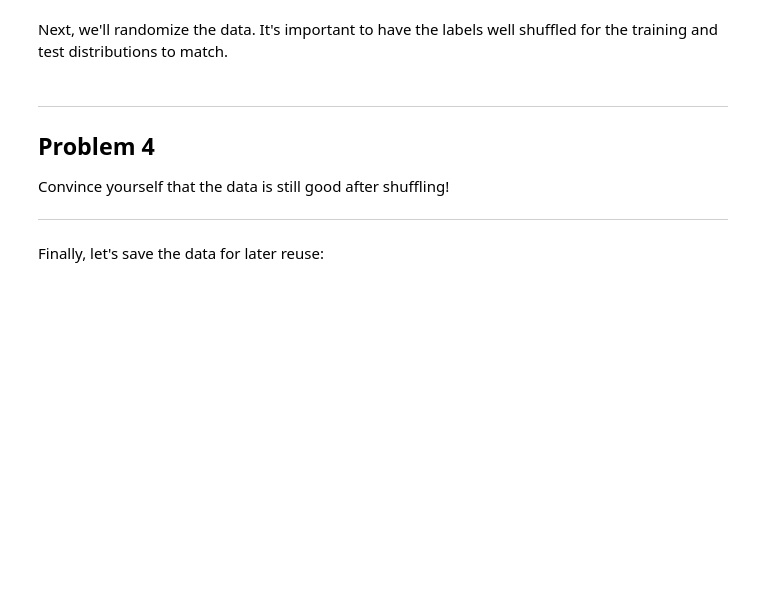
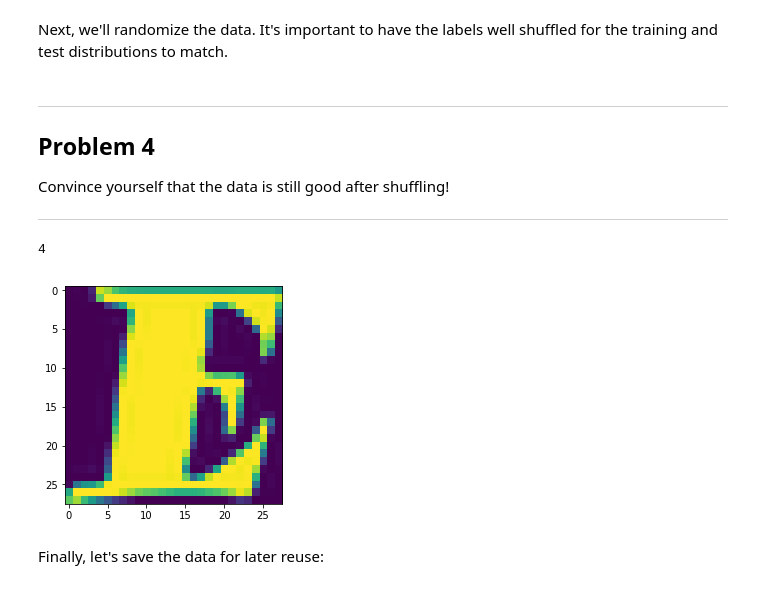
Before and after one commit to kuatroka/udacity_deep_learning, a Jupyter notebook: 1_notmnist-Copy1.ipynb, the cells around one changed output. Drawn from its saved outputs; the diff is of its cells as text; code cells hidden in the pictures; blank space fills up the shorter version.

```diff
--- a/1_notmnist-Copy1.ipynb
+++ b/1_notmnist-Copy1.ipynb
@@ -264,3 +272,18 @@ Another check: we expect the data to be balanced across classes. Verify that.
 Merge and prune the training data as needed. Depending on your computer setup, you might not be able to fit it all in memory, and you can tune `train_size` as needed. The labels will be stored into a separate array of integers 0 through 9.
 
 Also create a validation dataset for hyperparameter tuning.
+# %%
+def make_arrays(nb_rows, img_size):
+  if nb_rows:
+    dataset = np.ndarray((nb_rows, img_size, img_size), dtype=np.float32)
+    labels = np.ndarray(nb_rows, dtype=np.int32)
+  else:
+    dataset, labels = None, None
+  return dataset, labels
+# %%
+for label, pickle_file in enumerate(train_datasets):
+    print(label, pickle_file)
+
+with open("./notMNIST_large/J.pickle", 'rb') as f:
+        letter_set = pickle.load(f)
+letter_set.shape
@@ -341,6 +376,12 @@ Problem 4
 Convince yourself that the data is still good after shuffling!
 
 ---
+# %%
+plt.imshow(train_dataset[0])
+train_labels[0]
+# %% [output]
+4
+[figure, added]
 # %% [markdown]
 Finally, let's save the data for later reuse:
 # %%
```
Also changed, not shown: parts of 12 cells of this notebook.
